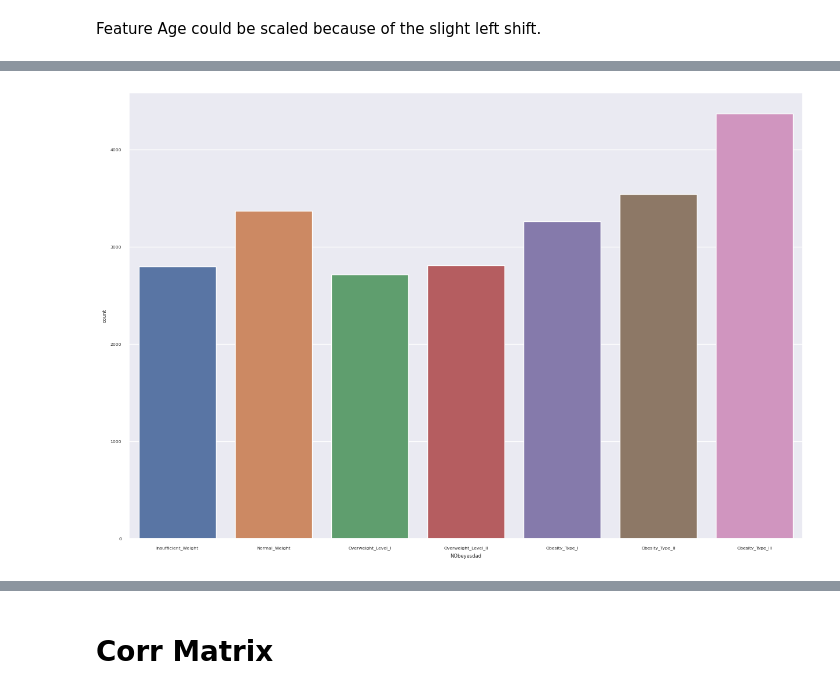
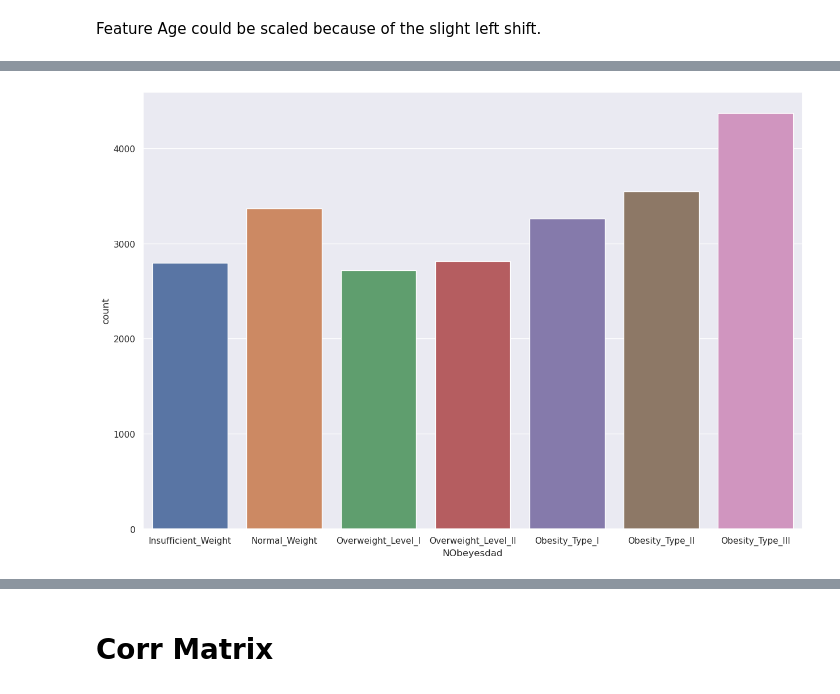
Before and after one commit to mailmezorro/playground-series-s4e2, a Jupyter notebook: PlaygroundS4E02.ipynb, the cells around one changed output, grey strips where cells are left out. Cells and saved outputs as stored; diff of their text form; code cells hidden in the pictures.

```diff
--- a/PlaygroundS4E02.ipynb
+++ b/PlaygroundS4E02.ipynb
@@ -168,4 +204,5 @@ memory usage: 1.8 MB
 # %%
-df_train.hist(bins=50, figsize=(20,15))
+df_train.hist(bins=50, figsize=(20,10))
+plt.rcParams.update({'font.size': 20})
 plt.show()
 # %% [output]
@@ -187,8 +212,8 @@ df_train.describe()
 # %%
-sns.set(font_scale=0.5)
+sns.set(font_scale=1)
 plt.figure(figsize=(15, 10))
 NObeyesdad_order= ['Insufficient_Weight', 'Normal_Weight', 'Overweight_Level_I', 'Overweight_Level_II', 'Obesity_Type_I', 'Obesity_Type_II' ,'Obesity_Type_III']
 sns.countplot(data = df_train, x='NObeyesdad',order= NObeyesdad_order ) # There are not all even.
 plt.show()
 # %% [output]
-[figure, old version]
+[figure, new version]
```
Also changed, not shown: parts of 21 cells of this notebook.
